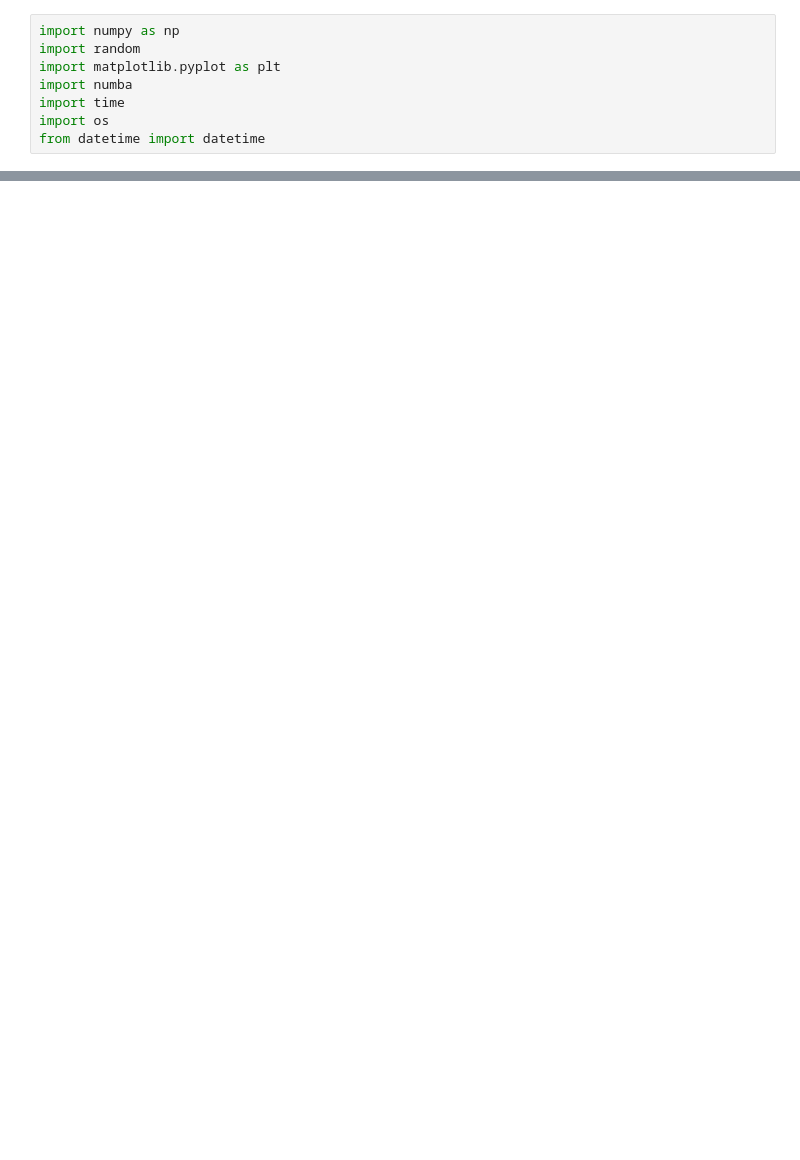
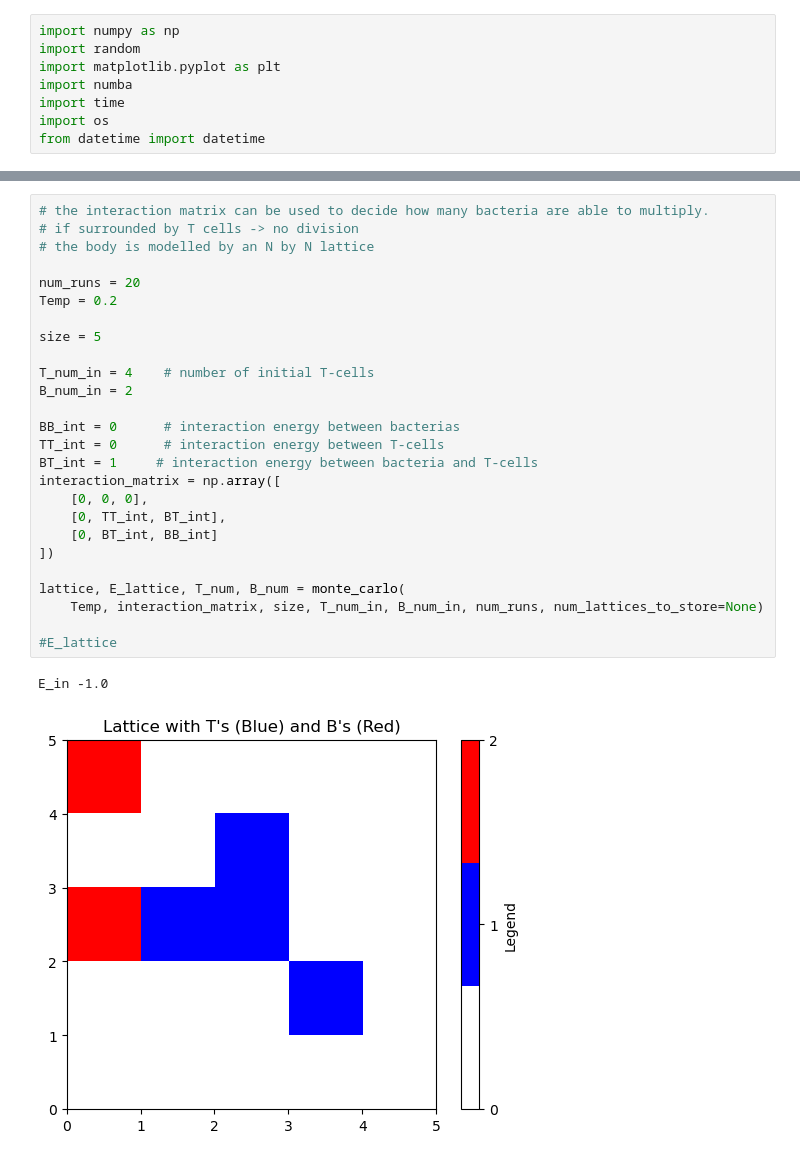
Before and after one commit to anahelena00/Tcell, a Jupyter notebook: InfectiousMonteCarlo.ipynb, the cells around one changed output, grey strips where cells are left out. Drawn from its saved outputs; the diff is of its cells as text; blank space fills up the shorter version.

```diff
--- a/InfectiousMonteCarlo.ipynb
+++ b/InfectiousMonteCarlo.ipynb
@@ -36,0 +180,29 @@ def interaction_matrix(BB_int,TT_int, BT_int, type1, type2):
+# %%
+# the interaction matrix can be used to decide how many bacteria are able to multiply.
+# if surrounded by T cells -> no division
+# the body is modelled by an N by N lattice
+
+num_runs = 20
+Temp = 0.2
+
+size = 5
+
+T_num_in = 4    # number of initial T-cells
+B_num_in = 2
+
+BB_int = 0      # interaction energy between bacterias
+TT_int = 0      # interaction energy between T-cells
+BT_int = 1     # interaction energy between bacteria and T-cells
+interaction_matrix = np.array([
+    [0, 0, 0],
+    [0, TT_int, BT_int],
+    [0, BT_int, BB_int]
+])
+
+lattice, E_lattice, T_num, B_num = monte_carlo(
+    Temp, interaction_matrix, size, T_num_in, B_num_in, num_runs, num_lattices_to_store=None)
+
+#E_lattice
+# %% [output]
+E_in -1.0
+[figure, added]
```
Also changed, not shown: parts of 19 cells of this notebook.
